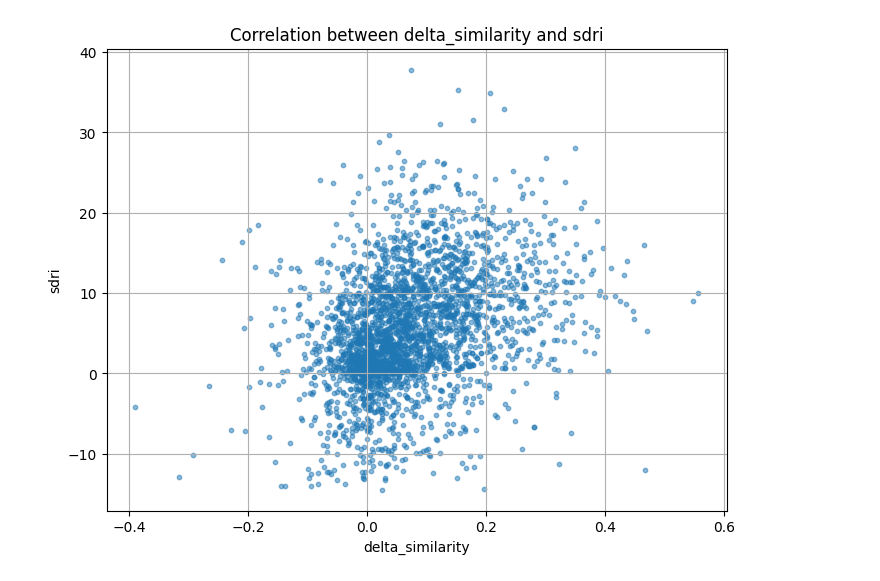
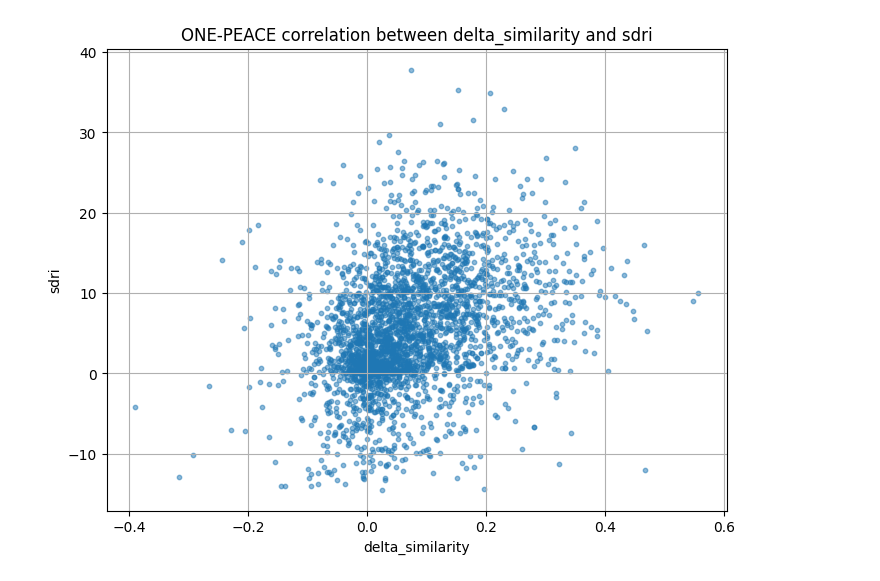
Before and after one commit to Vincent-La/lass-final-project, a Jupyter notebook: eval_similarity_vs_sdr.ipynb, the cells around one changed output. Drawn from its saved outputs; the diff is of its cells as text; code cells hidden in the pictures.

```diff
--- a/eval_similarity_vs_sdr.ipynb
+++ b/eval_similarity_vs_sdr.ipynb
@@ -2,7 +2,8 @@
 import pandas as pd
 import matplotlib.pyplot as plt
 
-# Load the CSV file into a Pandas DataFrame
-file_path = 'results/one-peace_validation_results.csv'
-df = pd.read_csv(file_path)
+baseline_path = 'results/baseline_validation_results.csv'
+baseline_df = pd.read_csv(baseline_path)
+one_peace_path = 'results/one-peace_validation_results.csv'
+one_peace_df = pd.read_csv(one_peace_path)
 # %%
@@ -93,12 +94,12 @@ Highest 5 rows by delta_similarity:
 # Compute delta_similarity + sdri and delta_similarity - sdri, and sort
 # Add these as new columns to the dataframe
 sim_weight = 100
-df['delta_plus_sdri'] = df['delta_similarity'] * sim_weight + df['sdri']
-df['delta_minus_sdri'] = df['delta_similarity'] * sim_weight - df['sdri']
+one_peace_df['delta_plus_sdri'] = one_peace_df['delta_similarity'] * sim_weight + one_peace_df['sdri']
+one_peace_df['delta_minus_sdri'] = one_peace_df['delta_similarity'] * sim_weight - one_peace_df['sdri']
 
 # Sort by delta_similarity + sdri
-lowest_delta_plus_sdri = df.nsmallest(5, 'delta_plus_sdri')
-highest_delta_plus_sdri = df.nlargest(5, 'delta_plus_sdri')
+lowest_delta_plus_sdri = one_peace_df.nsmallest(5, 'delta_plus_sdri')
+highest_delta_plus_sdri = one_peace_df.nlargest(5, 'delta_plus_sdri')
 
 print("Lowest 5 rows by delta_similarity + sdri:")
 display(lowest_delta_plus_sdri)
@@ -148,11 +149,11 @@ Highest 5 rows by delta_similarity - sdri:
 # %%
 # Plot correlation between delta_similarity and delta_sdr
 plt.figure(figsize=(8, 6))
-plt.scatter(df['delta_similarity'], df['sdri'], alpha=0.5, s=10)
-plt.title('Correlation between delta_similarity and sdri')
+plt.scatter(one_peace_df['delta_similarity'], one_peace_df['sdri'], alpha=0.5, s=10)
+plt.title('ONE-PEACE correlation between delta_similarity and sdri')
 plt.xlabel('delta_similarity')
 plt.ylabel('sdri')
 plt.grid(True)
 plt.show()
 # %% [output]
-[figure, old version]
+[figure, new version]
```
Also changed, not shown: parts of 6 cells of this notebook.
